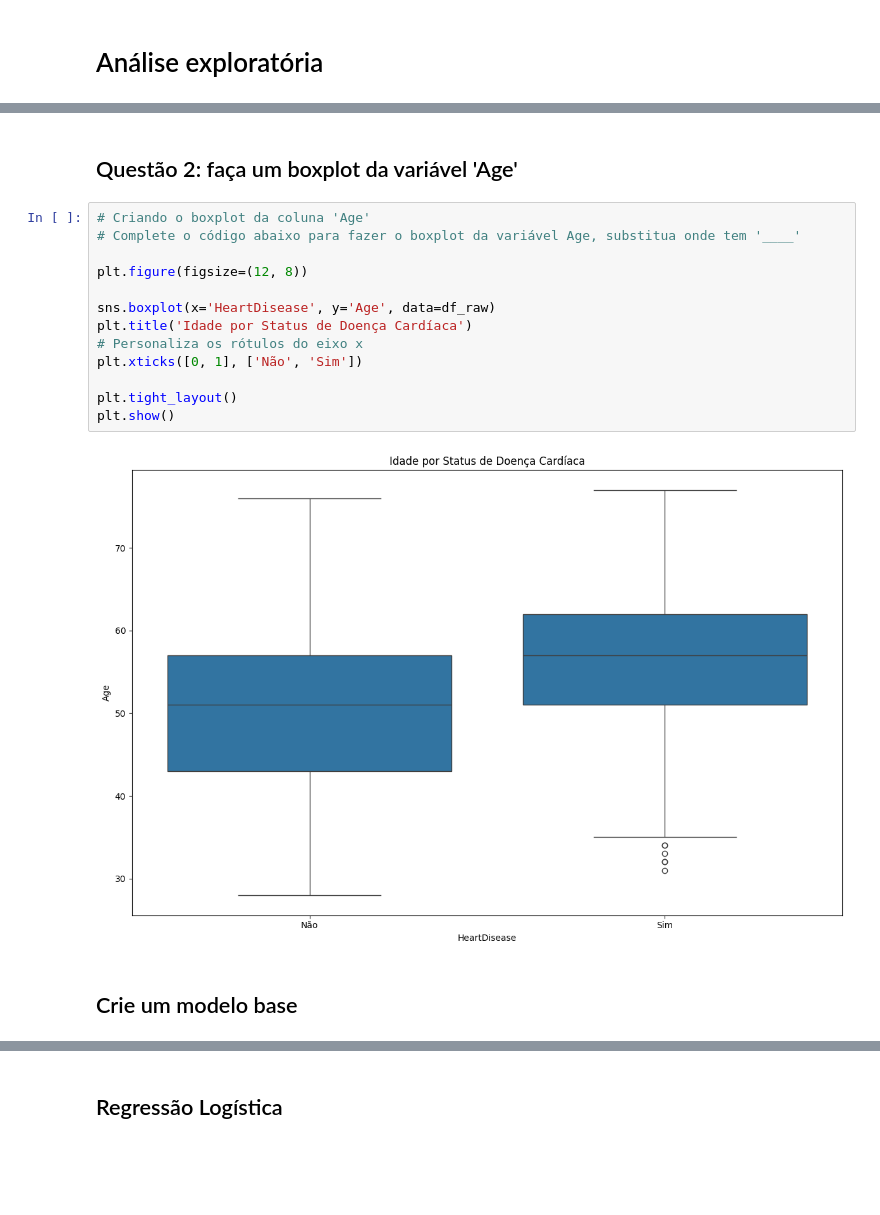
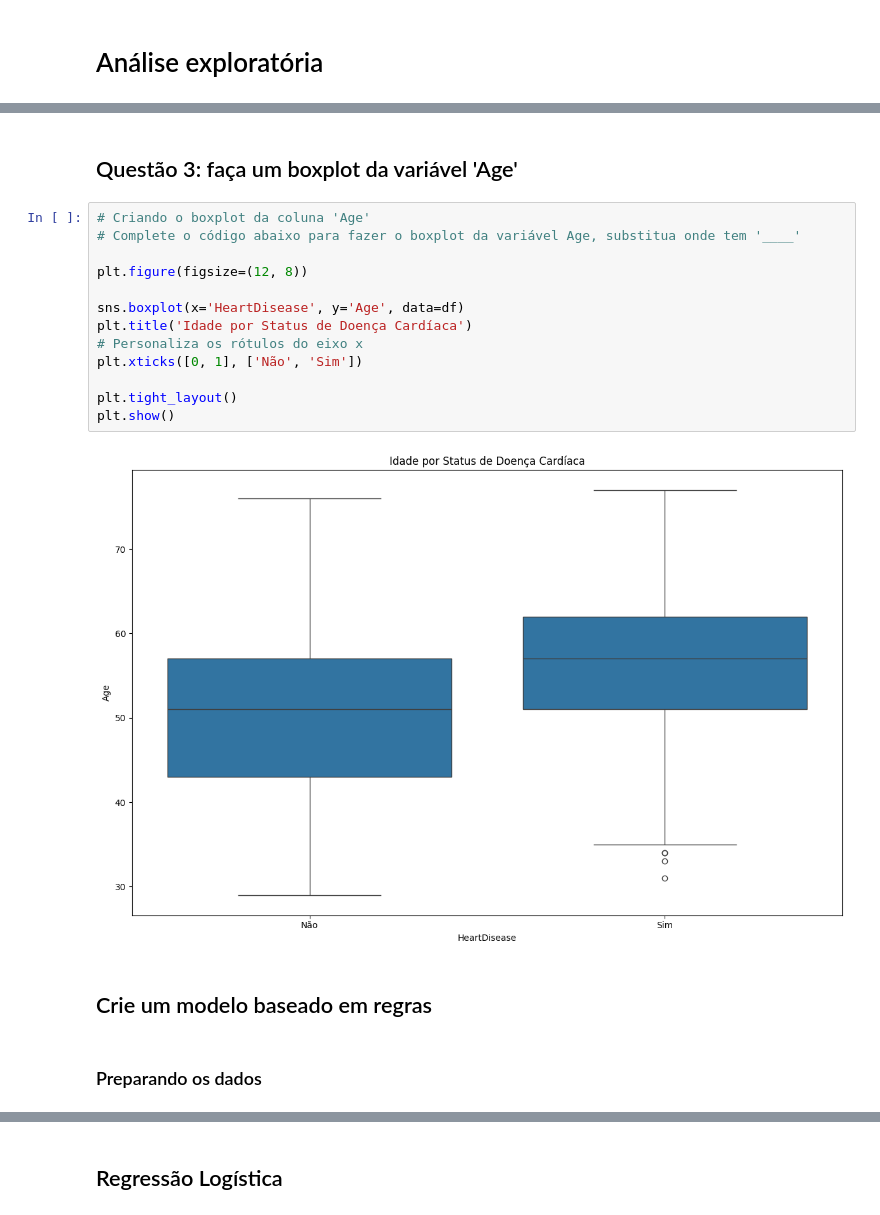
Before and after one commit to danielcosta2005/Monitoria-MISC, a Jupyter notebook: Prova/prova.ipynb, the cells around one changed output, grey strips where cells are left out. Saved outputs shown, nothing was run; the diff lists cells and outputs as text; blank space fills up the shorter version.

```diff
--- a/Prova/prova.ipynb
+++ b/Prova/prova.ipynb
@@ -159,22 +170,24 @@ OBS: O gráfico ficou estranho porque faltou imputar o nulos com a mediana.
 # %% [markdown]
-## Questão 2: faça um boxplot da variável 'Age'
+## Questão 3: faça um boxplot da variável 'Age'
 # %%
 # Criando o boxplot da coluna 'Age'
 # Complete o código abaixo para fazer o boxplot da variável Age, substitua onde tem '____'
 
 plt.figure(figsize=(12, 8))
 
-sns.boxplot(x='HeartDisease', y='Age', data=df_raw)
+sns.boxplot(x='HeartDisease', y='Age', data=df)
 plt.title('Idade por Status de Doença Cardíaca')
 # Personaliza os rótulos do eixo x
 plt.xticks([0, 1], ['Não', 'Sim'])
 
 plt.tight_layout()
 plt.show()
 # %% [output]
-[figure, old version]
+[figure, new version]
 # %% [markdown]
-## Crie um modelo base
+## Crie um modelo baseado em regras
+# %% [markdown]
+### Preparando os dados
 # %%
 # Preparando os dados
 # Seleciona as características e o alvo
```
Also changed, not shown: parts of 11 cells of this notebook.
